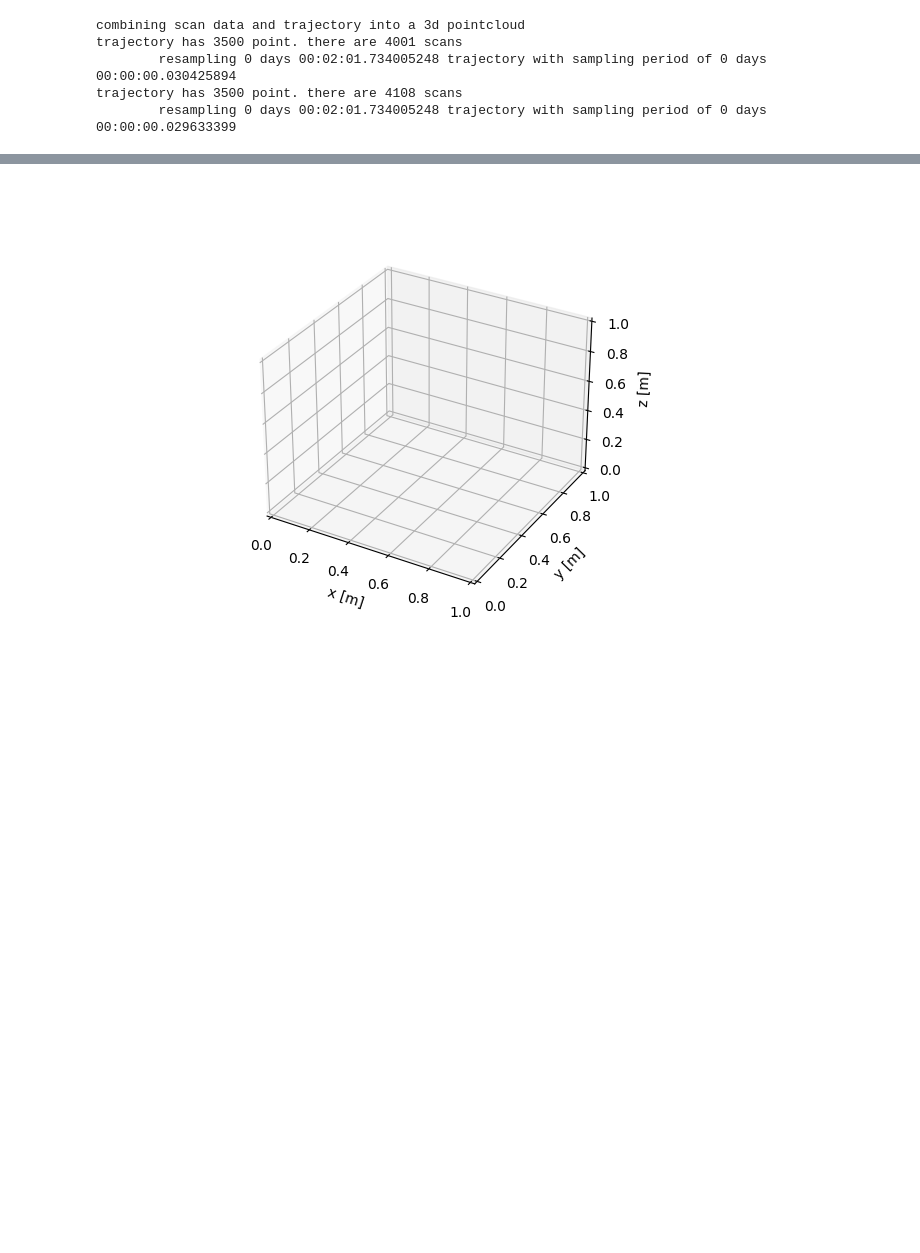
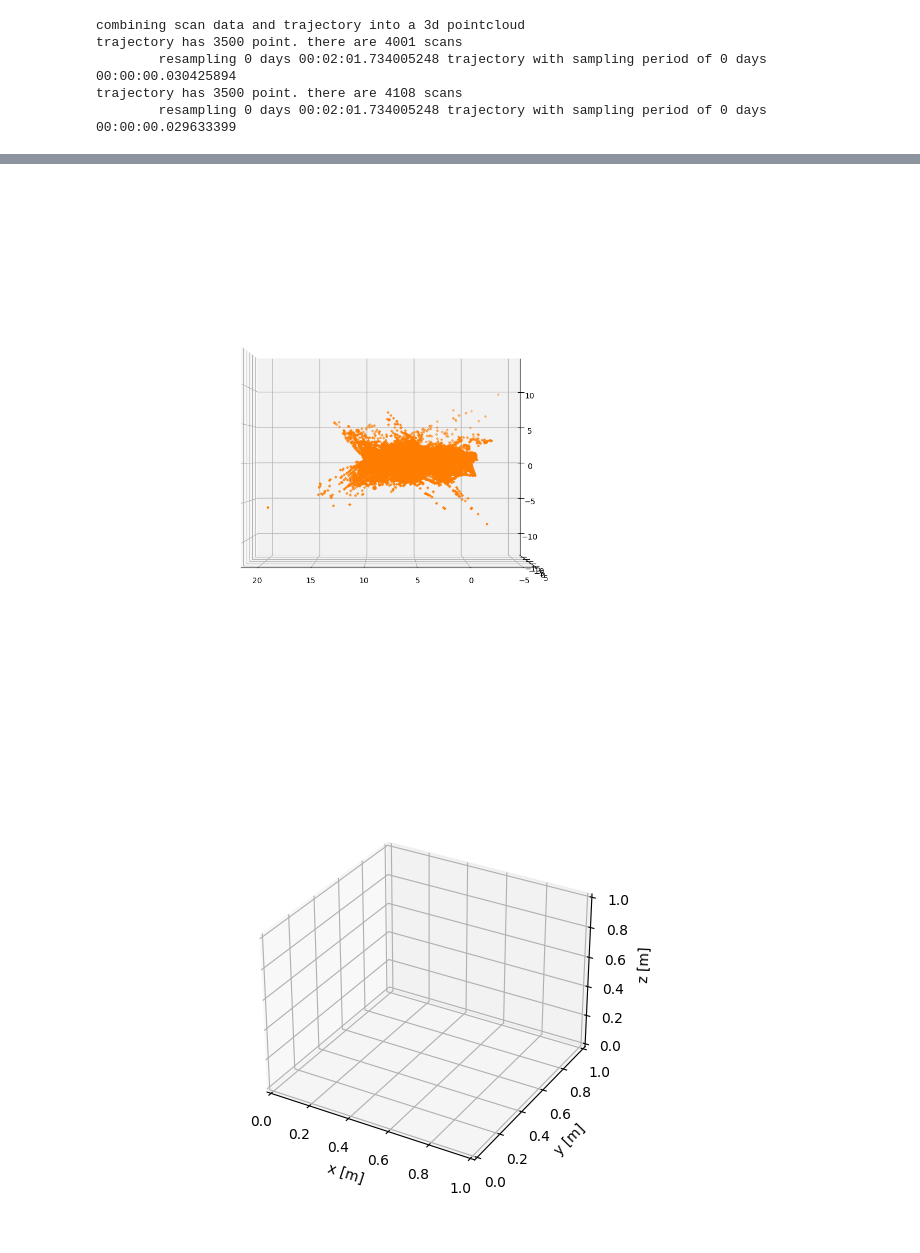
Before and after one commit to icheered/RPCN, a Jupyter notebook: Part_C/pointcloud.ipynb, the cells around one changed output, grey strips where cells are left out. Saved outputs shown, nothing was run; the diff lists cells and outputs as text; code cells hidden in the pictures; blank space fills up the shorter version.

```diff
--- a/Part_C/pointcloud.ipynb
+++ b/Part_C/pointcloud.ipynb
@@ -369,3 +350,7 @@ pynt_pointcloud0.points.describe()
+# %%
+pynt_pointcloud.plot()
+# %% [output]
+[figure, added]
 # %%
 fig = plt.figure()
 ax = plt.axes(projection='3d')
```
Also changed, not shown: parts of 8 cells of this notebook.
